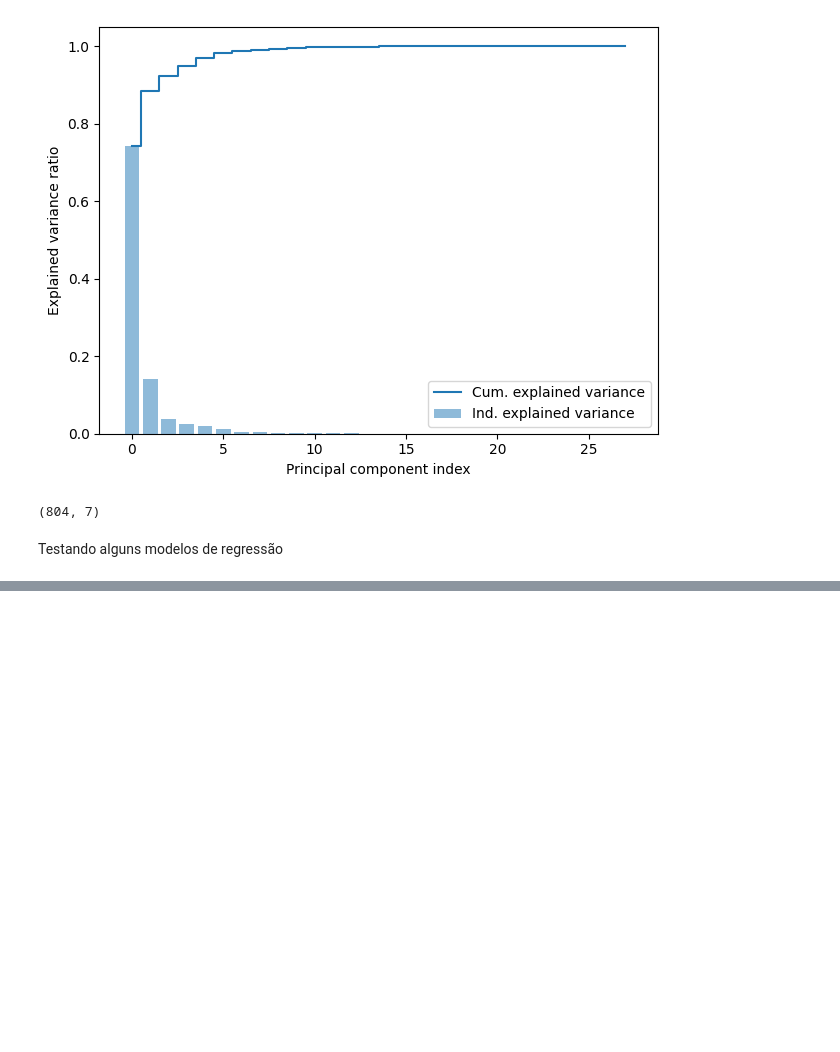
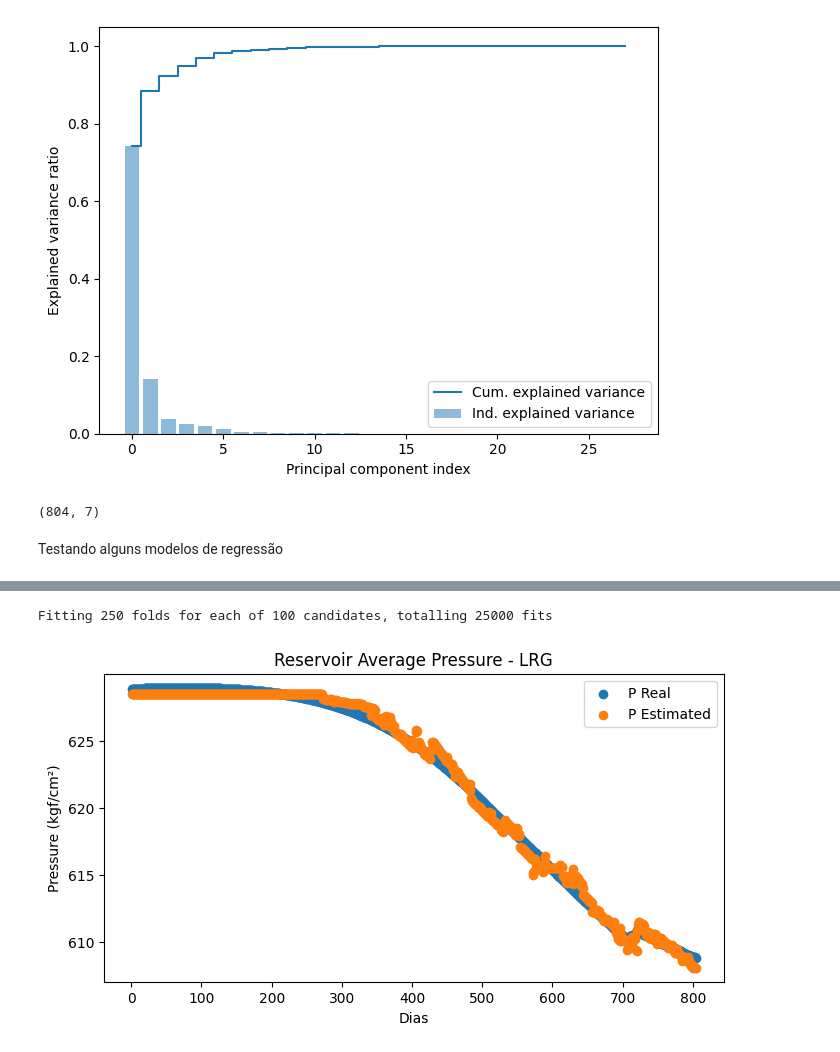
Before and after one commit to ffreitas86/MEC2014, a Jupyter notebook: MEC2014_final_project.ipynb, the cells around one changed output, grey strips where cells are left out. Saved outputs shown, nothing was run; the diff lists cells and outputs as text; code cells hidden in the pictures; blank space fills up the shorter version.

```diff
--- a/MEC2014_final_project.ipynb
+++ b/MEC2014_final_project.ipynb
@@ -202,0 +216,29 @@ plt.show()
+# %%
+#Verificando LRG:
+
+clf = Pipeline([(models[0])])
+
+random_search = RandomizedSearchCV(clf, verbose = True, scoring = 'neg_mean_squared_error', param_distributions = param_grids[0],
+                                       n_iter = 100, n_jobs = -1, cv = rkf, random_state = 0)
+
+random_search.fit(X_train, y_train)
+
+yh_LRG = random_search.predict(X2)
+
+dias = range(1,805)
+
+plt.figure(figsize=(8, 4))
+plt.scatter(dias, y, label='P Real')
+plt.scatter(dias, yh_LRG, label='P Estimated')
+
+# Personalizar o gráfico
+plt.title('Reservoir Average Pressure - LRG')
+plt.xlabel('Dias')
+plt.ylabel('Pressure (kgf/cm²)')
+plt.legend()
+
+# Mostrar o gráfico
+plt.show()
+# %% [output]
+Fitting 250 folds for each of 100 candidates, totalling 25000 fits
+[figure, added]
```
Also changed, not shown: parts of 11 cells of this notebook.
